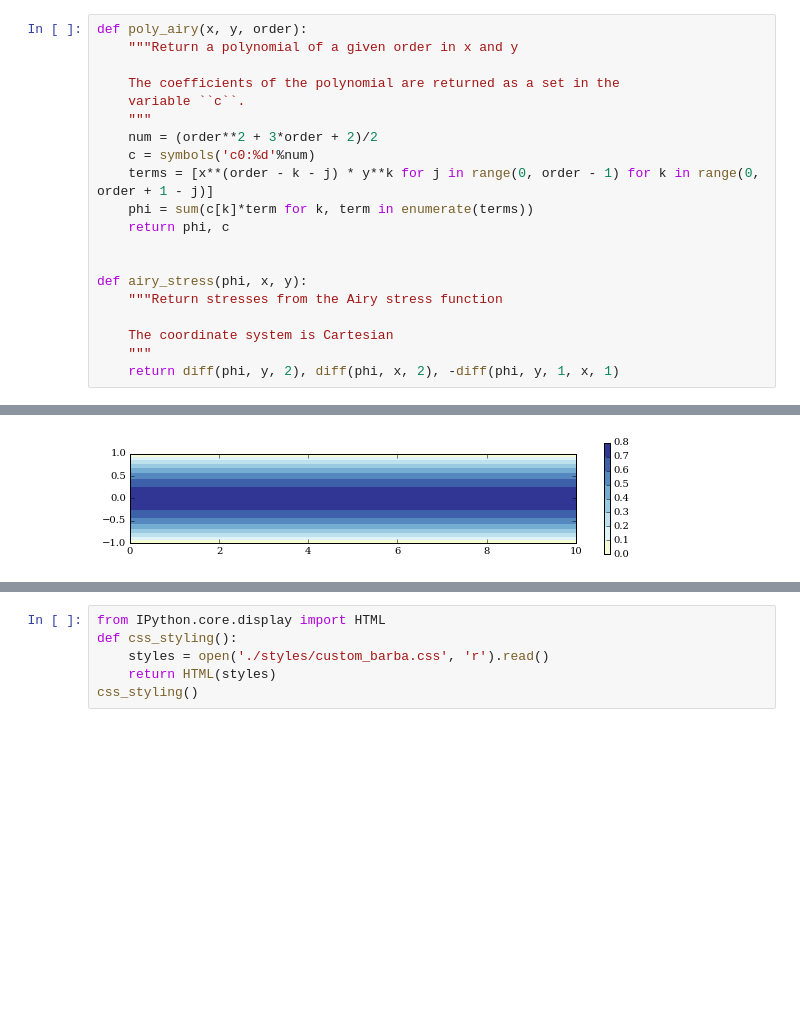
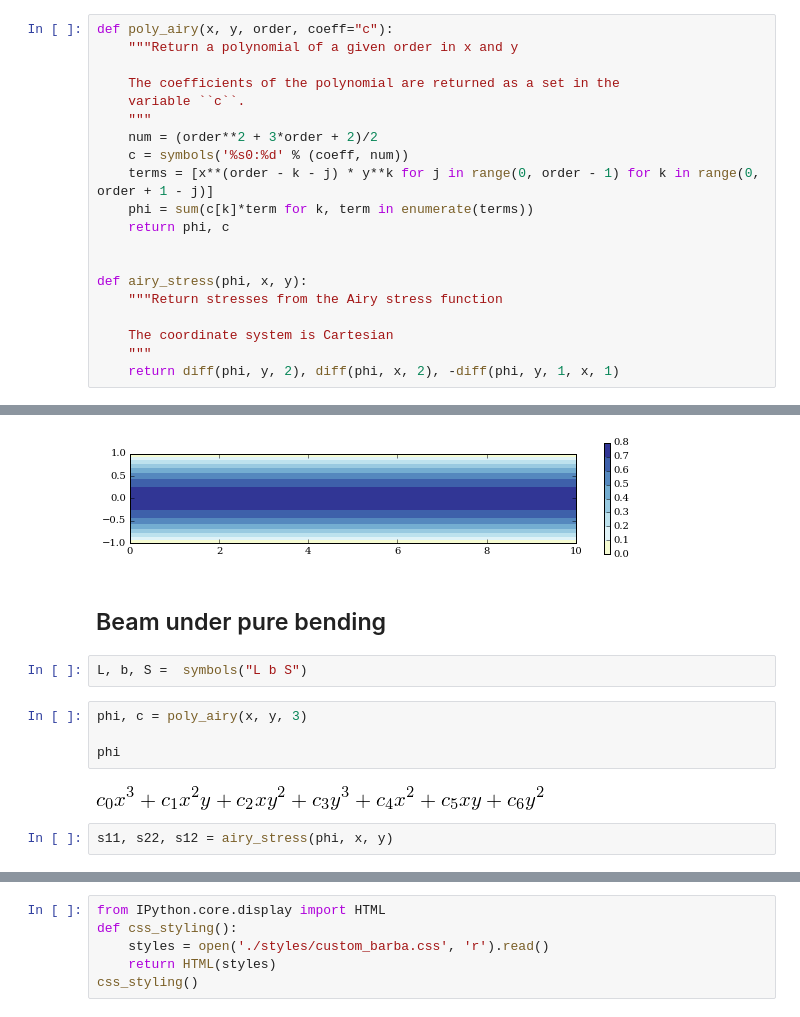
Before and after one commit to nicoguaro/notebooks_examples, a Jupyter notebook: Airy stress functions.ipynb, the cells around one changed output, grey strips where cells are left out. Drawn from its saved outputs; the diff is of its cells as text; blank space fills up the shorter version.

Commit message:
Add simply supported beam

```diff
--- a/Airy stress functions.ipynb
+++ b/Airy stress functions.ipynb
@@ -17,14 +20,14 @@ x, y, z, t = symbols('x y z t')
 f, g, h = symbols('f g h', cls=Function)
 init_printing()
 # %%
-def poly_airy(x, y, order):
+def poly_airy(x, y, order, coeff="c"):
     """Return a polynomial of a given order in x and y
 
     The coefficients of the polynomial are returned as a set in the
     variable ``c``.
     """
     num = (order**2 + 3*order + 2)/2
-    c = symbols('c0:%d'%num)
+    c = symbols('%s0:%d' % (coeff, num))
     terms = [x**(order - k - j) * y**k for j in range(0, order - 1) for k in range(0, order + 1 - j)]
     phi = sum(c[k]*term for k, term in enumerate(terms))
     return phi, c
@@ -104,3 +107,15 @@ plt.axis("image")
 plt.show()
 # %% [output]
 [figure]
+# %% [markdown]
+## Beam under pure bending
+# %%
+L, b, S =  symbols("L b S")
+# %%
+phi, c = poly_airy(x, y, 3)
+
+phi
+# %% [output]
+[figure, added]
+# %%
+s11, s22, s12 = airy_stress(phi, x, y)
```
Also changed, not shown: parts of 19 cells of this notebook, 3 other files.
